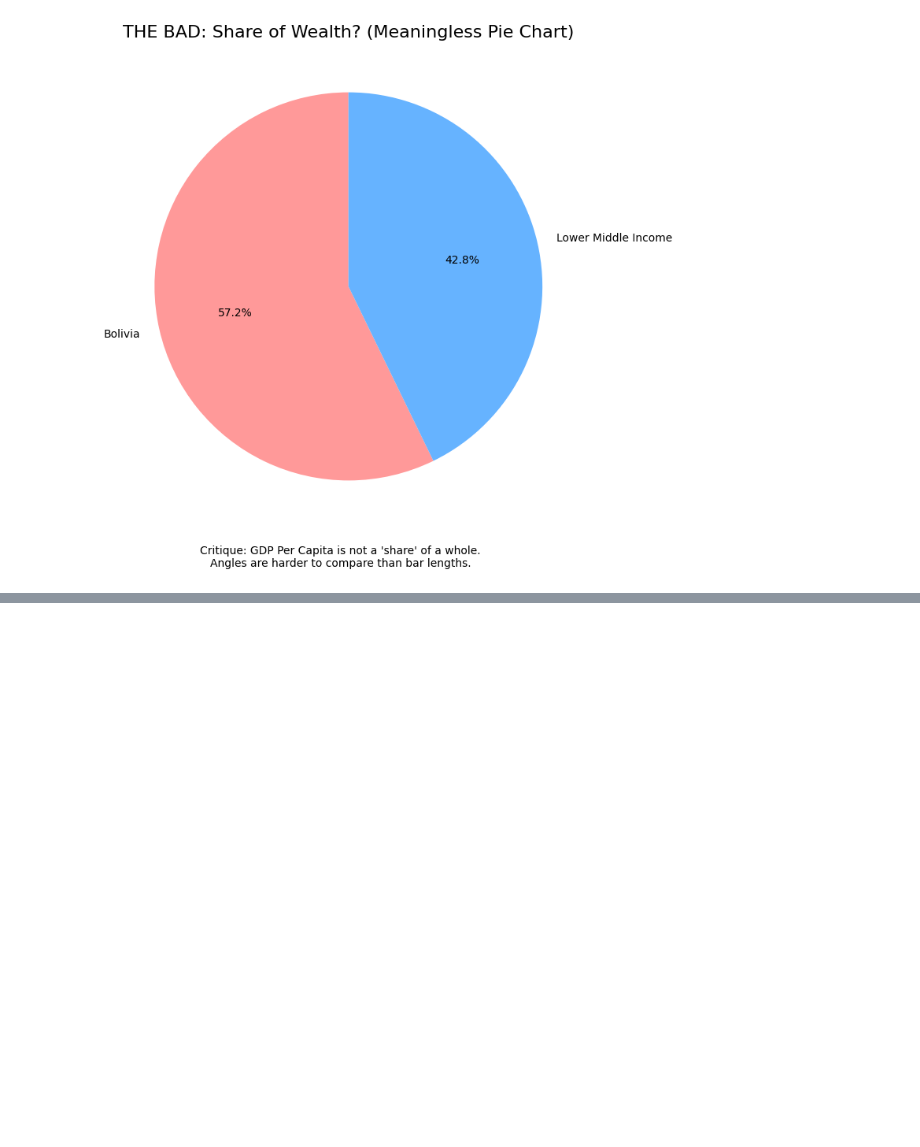
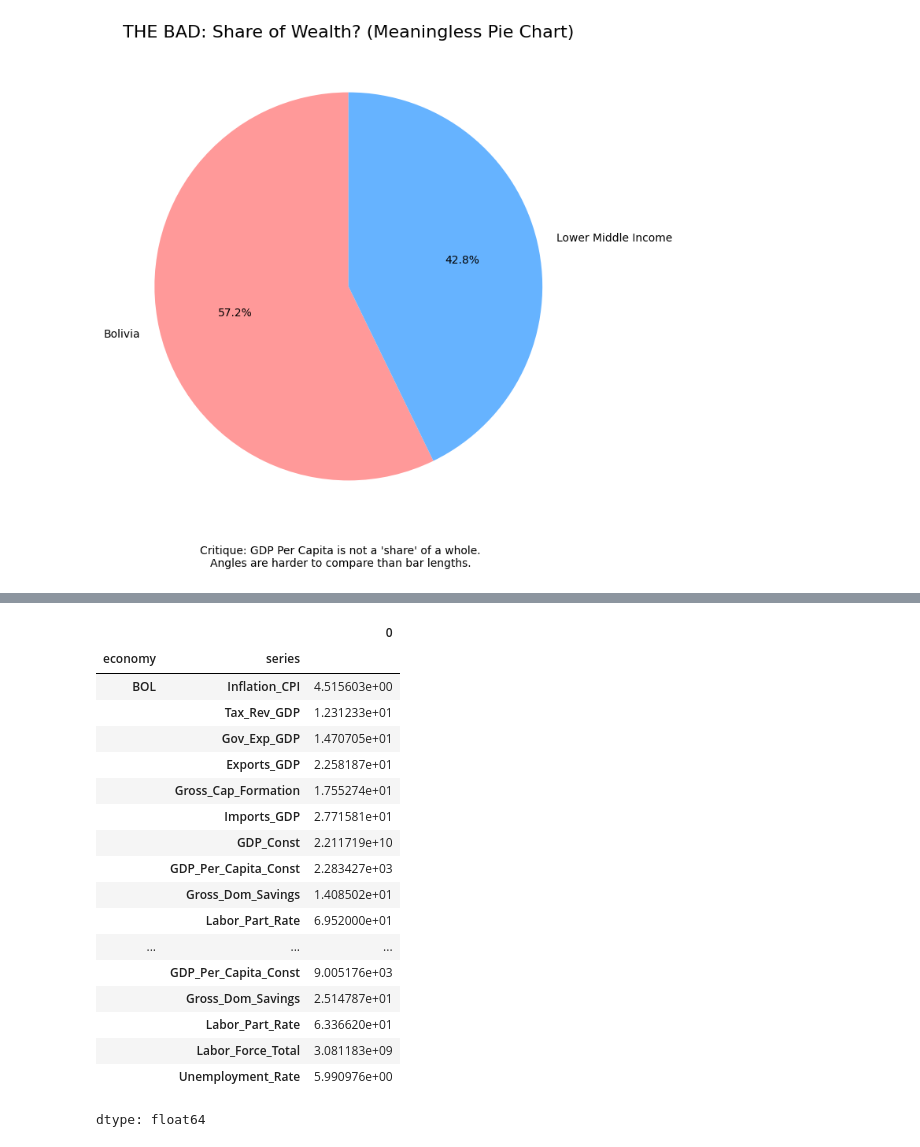
Before and after one commit to zackdihel/ECON-5200-Data-Analytics, a Jupyter notebook: Lab 3/[Lab_3]_Visualizing_Development_with_WBGAPI.ipynb, the cells around one changed output, grey strips where cells are left out. Saved outputs shown, nothing was run; the diff lists cells and outputs as text; code cells hidden in the pictures; blank space fills up the shorter version.

```diff
--- a/Lab 3/[Lab_3]_Visualizing_Development_with_WBGAPI.ipynb
+++ b/Lab 3/[Lab_3]_Visualizing_Development_with_WBGAPI.ipynb
@@ -208,0 +235,22 @@ plt.show()
+# %%
+df.median()
+# %% [output]
+|  |  | 0 |
+| economy | series |  |
+| BOL | Inflation_CPI | 4.515603e+00 |
+|  | Tax_Rev_GDP | 1.231233e+01 |
+|  | Gov_Exp_GDP | 1.470705e+01 |
+|  | Exports_GDP | 2.258187e+01 |
+|  | Gross_Cap_Formation | 1.755274e+01 |
+|  | Imports_GDP | 2.771581e+01 |
+|  | GDP_Const | 2.211719e+10 |
+|  | GDP_Per_Capita_Const | 2.283427e+03 |
+|  | Gross_Dom_Savings | 1.408502e+01 |
+|  | Labor_Part_Rate | 6.952000e+01 |
+| ... | ... | ... |
+|  | GDP_Per_Capita_Const | 9.005176e+03 |
+|  | Gross_Dom_Savings | 2.514787e+01 |
+|  | Labor_Part_Rate | 6.336620e+01 |
+|  | Labor_Force_Total | 3.081183e+09 |
+|  | Unemployment_Rate | 5.990976e+00 |
+dtype: float64
```
Also changed, not shown: parts of 7 cells of this notebook.
